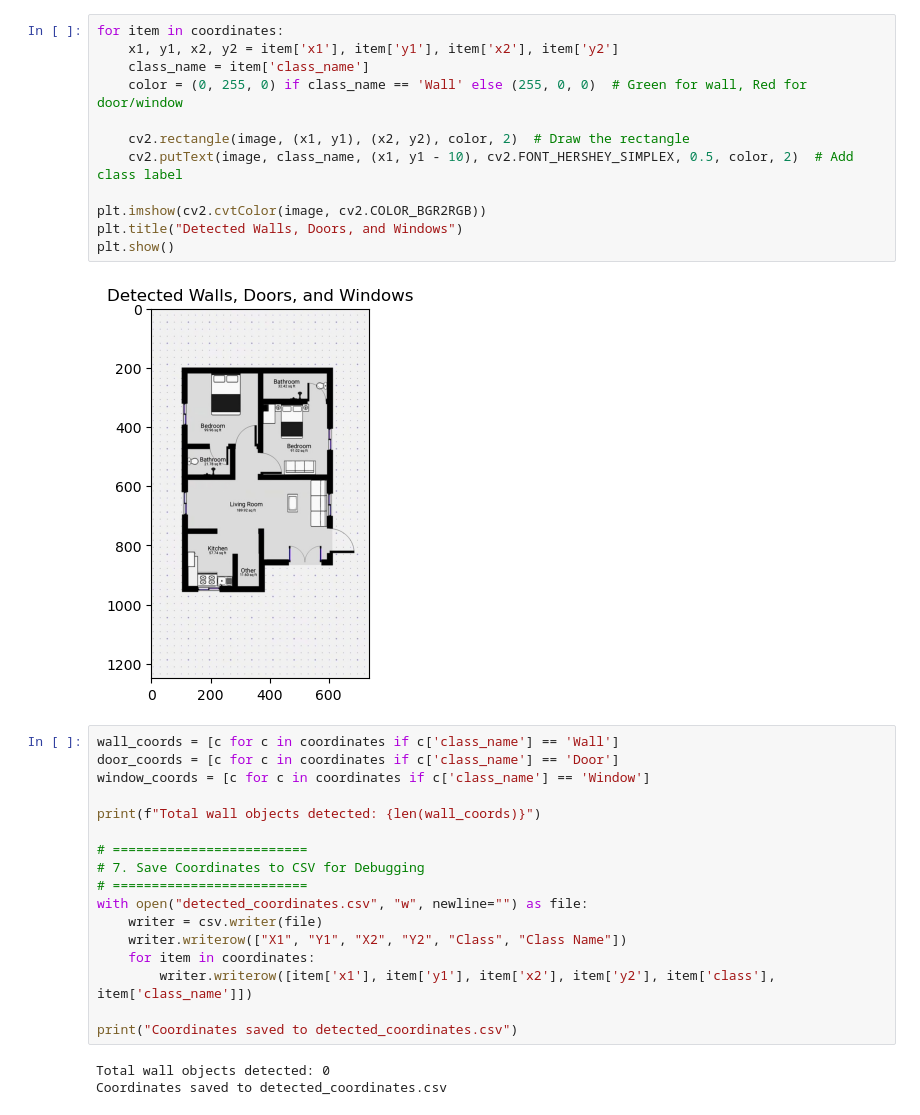
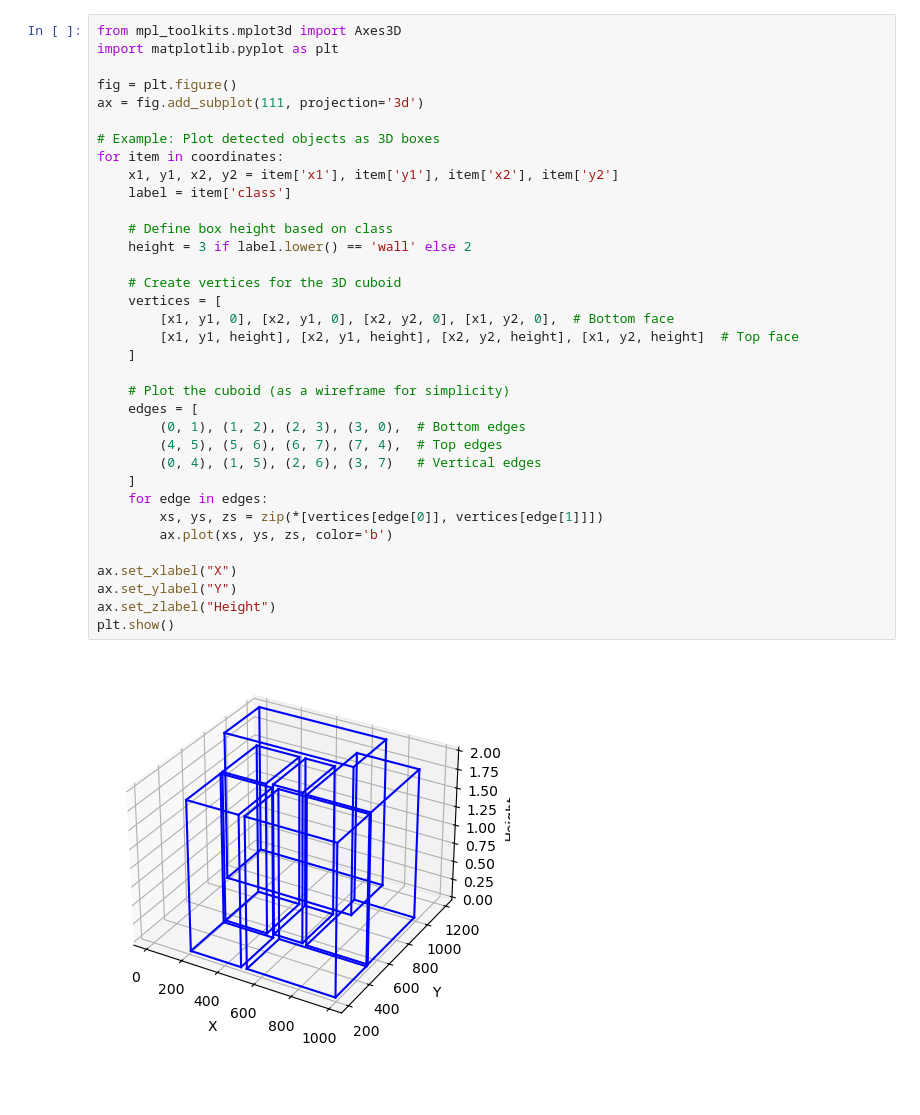
Before and after one commit to aman0x/modelcraft, a Jupyter notebook: yoloFloorplan.ipynb, the cells around one changed output. Cells and saved outputs as stored; diff of their text form; blank space fills up the shorter version.

```diff
--- a/yoloFloorplan.ipynb
+++ b/yoloFloorplan.ipynb
@@ -58,34 +69,37 @@ Detected Object Coordinates:  []
 # %%
+from mpl_toolkits.mplot3d import Axes3D
+import matplotlib.pyplot as plt
+
+fig = plt.figure()
+ax = fig.add_subplot(111, projection='3d')
+
+# Example: Plot detected objects as 3D boxes
 for item in coordinates:
     x1, y1, x2, y2 = item['x1'], item['y1'], item['x2'], item['y2']
-    class_name = item['class_name']
-    color = (0, 255, 0) if class_name == 'Wall' else (255, 0, 0)  # Green for wall, Red for door/window
+    label = item['class']
 
-    cv2.rectangle(image, (x1, y1), (x2, y2), color, 2)  # Draw the rectangle
-    cv2.putText(image, class_name, (x1, y1 - 10), cv2.FONT_HERSHEY_SIMPLEX, 0.5, color, 2)  # Add class label
+    # Define box height based on class
+    height = 3 if label.lower() == 'wall' else 2
 
-plt.imshow(cv2.cvtColor(image, cv2.COLOR_BGR2RGB))
-plt.title("Detected Walls, Doors, and Windows")
+    # Create vertices for the 3D cuboid
+    vertices = [
+        [x1, y1, 0], [x2, y1, 0], [x2, y2, 0], [x1, y2, 0],  # Bottom face
+        [x1, y1, height], [x2, y1, height], [x2, y2, height], [x1, y2, height]  # Top face
+    ]
+
+    # Plot the cuboid (as a wireframe for simplicity)
+    edges = [
+        (0, 1), (1, 2), (2, 3), (3, 0),  # Bottom edges
+        (4, 5), (5, 6), (6, 7), (7, 4),  # Top edges
+        (0, 4), (1, 5), (2, 6), (3, 7)   # Vertical edges
+    ]
+    for edge in edges:
+        xs, ys, zs = zip(*[vertices[edge[0]], vertices[edge[1]]])
+        ax.plot(xs, ys, zs, color='b')
+
+ax.set_xlabel("X")
+ax.set_ylabel("Y")
+ax.set_zlabel("Height")
 plt.show()
 # %% [output]
-[figure, old version]
+[figure, new version]
-# %%
-wall_coords = [c for c in coordinates if c['class_name'] == 'Wall']
-door_coords = [c for c in coordinates if c['class_name'] == 'Door']
-window_coords = [c for c in coordinates if c['class_name'] == 'Window']
-
-print(f"Total wall objects detected: {len(wall_coords)}")
-
-# =========================
-# 7. Save Coordinates to CSV for Debugging
-# =========================
-with open("detected_coordinates.csv", "w", newline="") as file:
-    writer = csv.writer(file)
-    writer.writerow(["X1", "Y1", "X2", "Y2", "Class", "Class Name"])
-    for item in coordinates:
-        writer.writerow([item['x1'], item['y1'], item['x2'], item['y2'], item['class'], item['class_name']])
-
-print("Coordinates saved to detected_coordinates.csv")
-# %% [output]
-Total wall objects detected: 0
-Coordinates saved to detected_coordinates.csv
```
Also changed, not shown: parts of 6 cells of this notebook.
